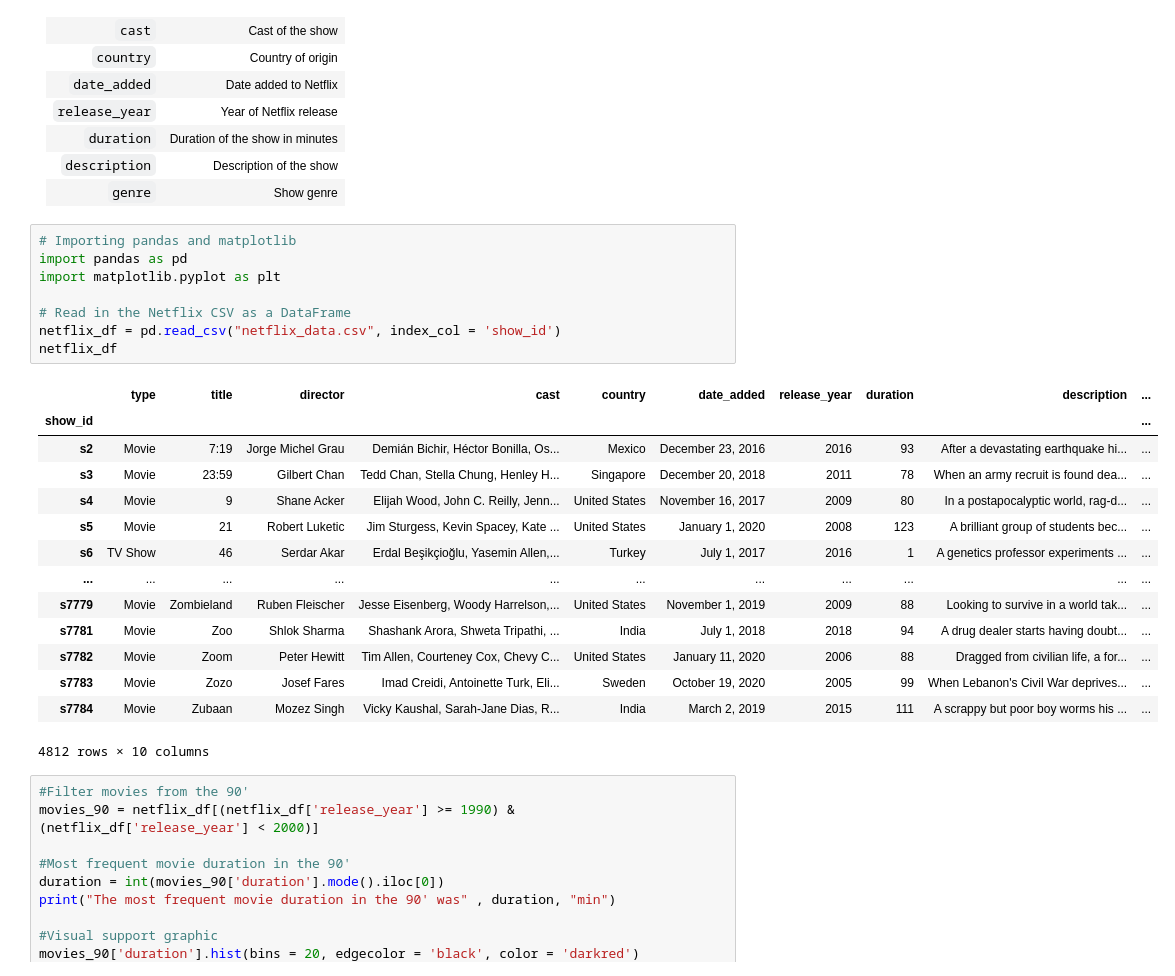
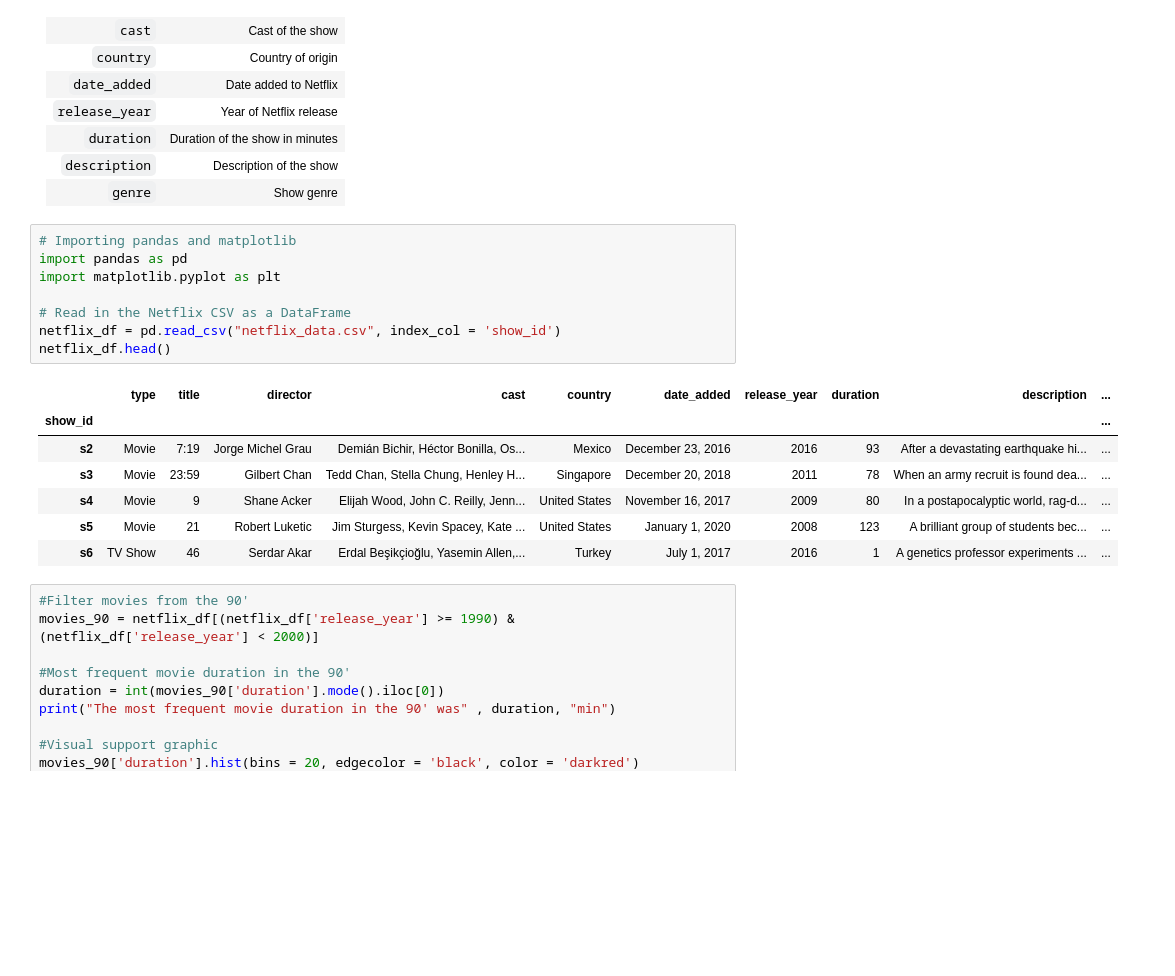
Before and after one commit to PancakesOS/Investigating-Netflix-Movies, a Jupyter notebook: notebook.ipynb, the cells around one changed output. Cells and saved outputs as stored; diff of their text form; blank space fills up the shorter version.

```diff
--- a/notebook.ipynb
+++ b/notebook.ipynb
@@ -27,26 +27,19 @@ You have been supplied with the dataset `netflix_data.csv`, along with the follo
 # %%
 # Importing pandas and matplotlib
 import pandas as pd
 import matplotlib.pyplot as plt
 
 # Read in the Netflix CSV as a DataFrame
 netflix_df = pd.read_csv("netflix_data.csv", index_col = 'show_id')
-netflix_df
+netflix_df.head()
 # %% [output]
 |  | type | title | director | cast | country | date_added | release_year | duration | description | ... |
 | show_id |  |  |  |  |  |  |  |  |  | ... |
 | s2 | Movie | 7:19 | Jorge Michel Grau | Demián Bichir, Héctor Bonilla, Os... | Mexico | December 23, 2016 | 2016 | 93 | After a devastating earthquake hi... | ... |
 | s3 | Movie | 23:59 | Gilbert Chan | Tedd Chan, Stella Chung, Henley H... | Singapore | December 20, 2018 | 2011 | 78 | When an army recruit is found dea... | ... |
 | s4 | Movie | 9 | Shane Acker | Elijah Wood, John C. Reilly, Jenn... | United States | November 16, 2017 | 2009 | 80 | In a postapocalyptic world, rag-d... | ... |
 | s5 | Movie | 21 | Robert Luketic | Jim Sturgess, Kevin Spacey, Kate ... | United States | January 1, 2020 | 2008 | 123 | A brilliant group of students bec... | ... |
 | s6 | TV Show | 46 | Serdar Akar | Erdal Beşikçioğlu, Yasemin Allen,... | Turkey | July 1, 2017 | 2016 | 1 | A genetics professor experiments ... | ... |
-| ... | ... | ... | ... | ... | ... | ... | ... | ... | ... | ... |
-| s7779 | Movie | Zombieland | Ruben Fleischer | Jesse Eisenberg, Woody Harrelson,... | United States | November 1, 2019 | 2009 | 88 | Looking to survive in a world tak... | ... |
-| s7781 | Movie | Zoo | Shlok Sharma | Shashank Arora, Shweta Tripathi, ... | India | July 1, 2018 | 2018 | 94 | A drug dealer starts having doubt... | ... |
-| s7782 | Movie | Zoom | Peter Hewitt | Tim Allen, Courteney Cox, Chevy C... | United States | January 11, 2020 | 2006 | 88 | Dragged from civilian life, a for... | ... |
-| s7783 | Movie | Zozo | Josef Fares | Imad Creidi, Antoinette Turk, Eli... | Sweden | October 19, 2020 | 2005 | 99 | When Lebanon's Civil War deprives... | ... |
-| s7784 | Movie | Zubaan | Mozez Singh | Vicky Kaushal, Sarah-Jane Dias, R... | India | March 2, 2019 | 2015 | 111 | A scrappy but poor boy worms his ... | ... |
-4812 rows × 10 columns
 # %%
 #Filter movies from the 90'
 movies_90 = netflix_df[(netflix_df['release_year'] >= 1990) & (netflix_df['release_year'] < 2000)]
```
